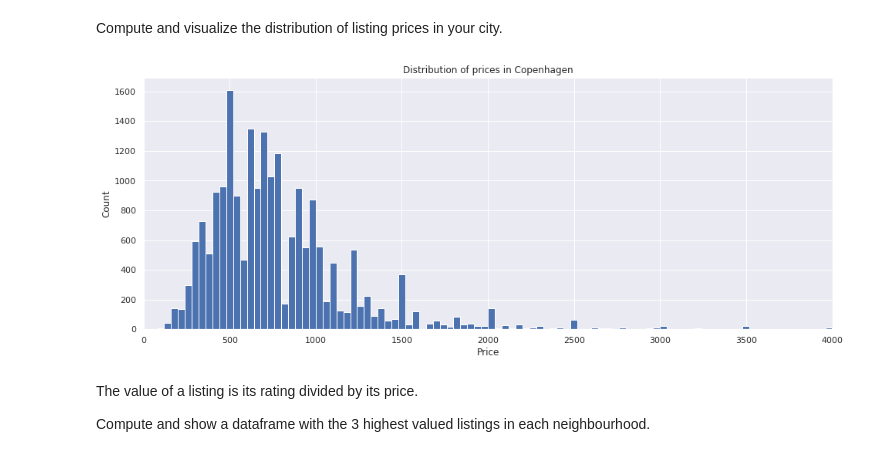
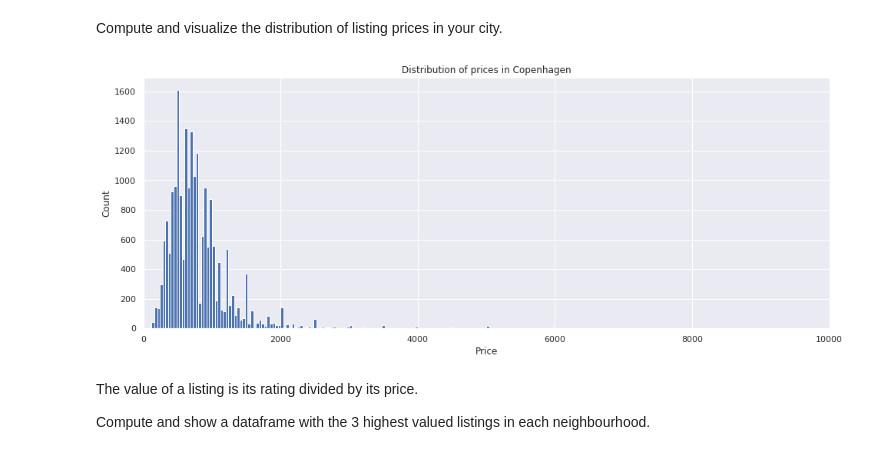
Before and after one commit to brandtoliver/Computational_Tools, a Jupyter notebook: Project 3 - Airbnb_cleanup.ipynb, the cells around one changed output. Saved outputs shown, nothing was run; the diff lists cells and outputs as text; code cells hidden in the pictures.

```diff
--- a/Project 3 - Airbnb_cleanup.ipynb
+++ b/Project 3 - Airbnb_cleanup.ipynb
@@ -275,12 +216,12 @@ sns.set(rc={'figure.figsize':(16,6)})
 # %%
 df_city_p = df_cph.toPandas()
 plt.hist(df_city_p.price,bins=1500)
 plt.title('Distribution of prices in Copenhagen')
 plt.xlabel('Price')
-plt.xlim(0,4000)
+plt.xlim(0,10000)
 plt.ylabel('Count');
 # %% [output]
-[figure, old version]
+[figure, new version]
 # %% [markdown]
 The value of a listing is its rating divided by its price.
 
```
Also changed, not shown: parts of 38 cells of this notebook.
